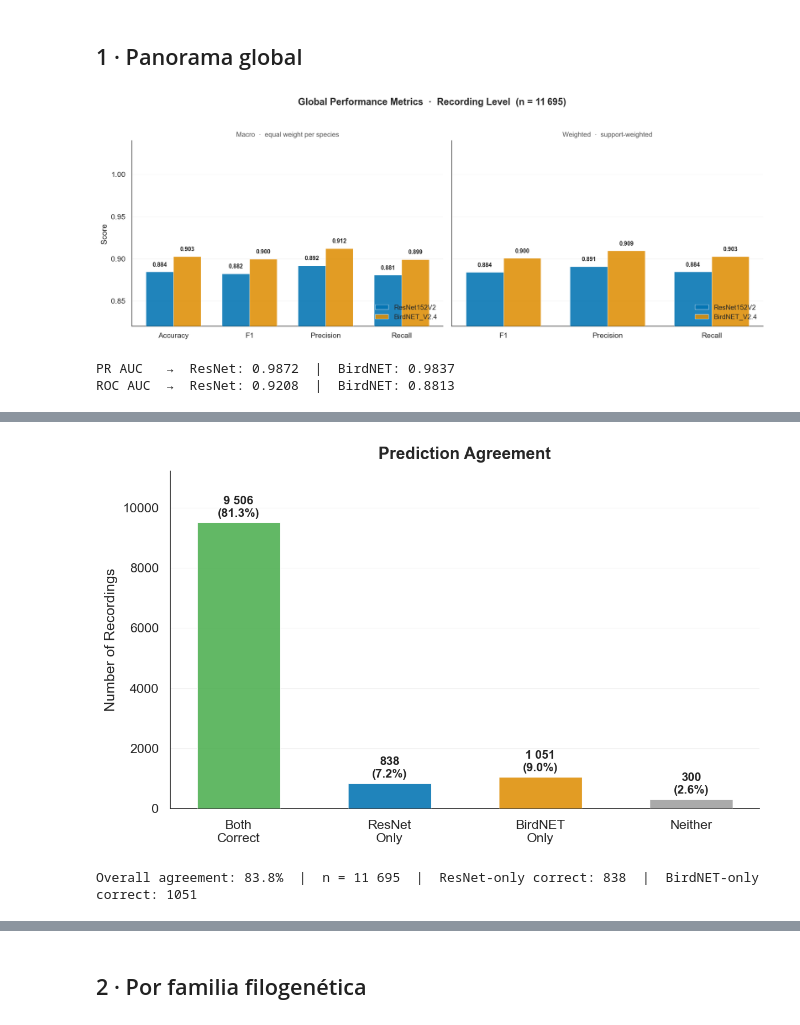
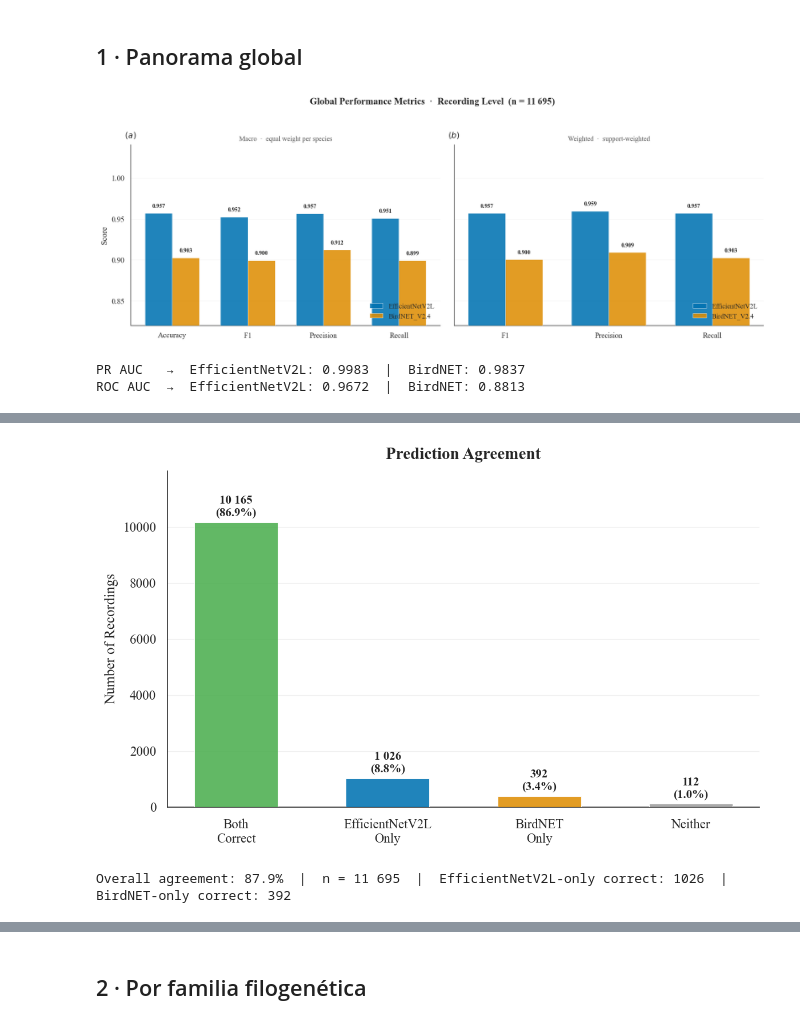
Before and after one commit to camiloacp/The-Evolutionary-Structure-of-Acoustic-Learnability-A-Deep-Learning-Approach-to-Neotropical-Birdsong, a Jupyter notebook: notebooks/22_birdnet_vs_resnet_insights.ipynb, the cells around one changed output, grey strips where cells are left out. Cells and saved outputs as stored; diff of their text form; code cells hidden in the pictures.

```diff
--- a/notebooks/22_birdnet_vs_resnet_insights.ipynb
+++ b/notebooks/22_birdnet_vs_resnet_insights.ipynb
@@ -28,18 +28,18 @@ import viz_style as vs
 vs.apply_style()
 
 ROOT = os.path.abspath(".."); DATA_DIR = os.path.join(ROOT, "src/data")
-RES, BIRD = "ResNet152V2", "BirdNET_V2.4"
+RES, BIRD = "EfficientNetV2L", "BirdNET_V2.4"
 CR, CB = vs.MODEL_COLORS[RES], vs.MODEL_COLORS[BIRD]
 
-comp = pd.read_csv(os.path.join(DATA_DIR, "birdnet_vs_resnet_paired.csv"))
-for c in ("correct_resnet", "correct_birdnet"):
+comp = pd.read_csv(os.path.join(DATA_DIR, "birdnet_vs_efficientnet_paired.csv"))
+for c in ("correct_effnet", "correct_birdnet"):
     if comp[c].dtype != bool:
         comp[c] = comp[c].astype(str).isin(["True", "true", "1", "1.0"])
 gf = bu.get_genus_family_map()
 
 print(f"grabaciones={len(comp)} | especies={comp.species_true.nunique()} "
       f"| familias={comp.family.nunique()} | géneros={comp.genus.nunique()}")
-print(f"accuracy global -> ResNet={comp.correct_resnet.mean():.3f} | BirdNET={comp.correct_birdnet.mean():.3f}")
+print(f"accuracy global -> EfficientNetV2L={comp.correct_effnet.mean():.3f} | BirdNET={comp.correct_birdnet.mean():.3f}")
 comp.head()
 # %% [output]
 grabaciones=11695 | especies=664 | familias=36 | géneros=301
@@ -83,17 +83,17 @@ def global_metrics(yt, yp):
         "recall_weighted":    recall_score(yt, yp, average="weighted", zero_division=0),
     }
 
-res_m  = global_metrics(comp.species_true, comp.species_pred_resnet)
+res_m  = global_metrics(comp.species_true, comp.species_pred_effnet)
 bird_m = global_metrics(comp.species_true, comp.species_pred_birdnet)
 summary = pd.DataFrame([res_m, bird_m], index=[RES, BIRD])
 
-pr_auc_res   = average_precision_score(comp.correct_resnet.astype(int),  comp.confidence_resnet)
+pr_auc_res   = average_precision_score(comp.correct_effnet.astype(int),  comp.confidence_effnet)
 pr_auc_bird  = average_precision_score(comp.correct_birdnet.astype(int), comp.confidence_birdnet)
-roc_auc_res  = roc_auc_score(comp.correct_resnet.astype(int),  comp.confidence_resnet)
+roc_auc_res  = roc_auc_score(comp.correct_effnet.astype(int),  comp.confidence_effnet)
 roc_auc_bird = roc_auc_score(comp.correct_birdnet.astype(int), comp.confidence_birdnet)
 summary["pr_auc"]  = [pr_auc_res,  pr_auc_bird]
 summary["roc_auc"] = [roc_auc_res, roc_auc_bird]
-summary.to_csv(os.path.join(DATA_DIR, "birdnet_vs_resnet_global_metrics.csv"))
+summary.to_csv(os.path.join(DATA_DIR, "birdnet_vs_efficientnet_global_metrics.csv"))
 
 macro_cols    = ["accuracy", "f1_macro", "precision_macro", "recall_macro"]
 macro_labels  = ["Accuracy", "F1", "Precision", "Recall"]
@@ -111,36 +111,38 @@ fig.subplots_adjust(wspace=0.06)
 
 panels = [
     (axes[0], macro_labels,    res_macro,  bird_macro, "Macro  ·  equal weight per species"),
     (axes[1], weighted_labels, res_w,      bird_w,     "Weighted  ·  support-weighted"),
 ]
 for ax, labels, res_vals, bird_vals, subtitle in panels:
     xr = np.arange(len(labels)); w = 0.36
     b1 = ax.bar(xr - w/2, res_vals,  w, label=RES,  color=CR, alpha=0.88,
                 edgecolor="white", linewidth=0.5, zorder=3)
     b2 = ax.bar(xr + w/2, bird_vals, w, label=BIRD, color=CB, alpha=0.88,
                 edgecolor="white", linewidth=0.5, zorder=3)
     for bar, v in list(zip(b1, res_vals)) + list(zip(b2, bird_vals)):
         ax.text(bar.get_x() + bar.get_width() / 2, v + 0.005,
                 f"{v:.3f}", ha="center", va="bottom", fontsize=8.5,
                 fontweight="semibold", color="#222222")
     ax.set_xticks(xr); ax.set_xticklabels(labels, fontsize=11)
     ax.set_ylim(0.82, 1.04)
     ax.yaxis.set_major_locator(plt.MultipleLocator(0.05))
     ax.yaxis.grid(True, alpha=0.3, linewidth=0.5, zorder=0)
     ax.set_title(subtitle, fontsize=10, color="#555555", pad=6)
     ax.legend(fontsize=10, loc="lower right")
     vs.despine(ax)
 
+for i, ax in enumerate(axes):
+    vs.panel_label(ax, "ab"[i])
 axes[0].set_ylabel("Score", fontsize=12)
 fig.suptitle(f"Global Performance Metrics  ·  Recording Level  (n = {_n})",
              fontsize=14, fontweight="bold", y=1.03)
 fig.tight_layout()
 vs.savefig_dual(fig, "cmp_global_metrics"); plt.show()
-print(f"PR AUC   →  ResNet: {pr_auc_res:.4f}  |  BirdNET: {pr_auc_bird:.4f}")
-print(f"ROC AUC  →  ResNet: {roc_auc_res:.4f}  |  BirdNET: {roc_auc_bird:.4f}")
+print(f"PR AUC   →  EfficientNetV2L: {pr_auc_res:.4f}  |  BirdNET: {pr_auc_bird:.4f}")
+print(f"ROC AUC  →  EfficientNetV2L: {roc_auc_res:.4f}  |  BirdNET: {roc_auc_bird:.4f}")
 summary.round(4)
 # %% [output]
-[figure, old version]
+[figure, new version]
-PR AUC   →  ResNet: 0.9872  |  BirdNET: 0.9837
-ROC AUC  →  ResNet: 0.9208  |  BirdNET: 0.8813
+PR AUC   →  EfficientNetV2L: 0.9983  |  BirdNET: 0.9837
+ROC AUC  →  EfficientNetV2L: 0.9672  |  BirdNET: 0.8813
 |  | accuracy | f1_macro | precision_macro | recall_macro | f1_weighted | precision_weighted | recall_weighted | ... |
@@ -148,12 +150,12 @@ ROC AUC  →  ResNet: 0.9208  |  BirdNET: 0.8813
 | BirdNET_V2.4 | 0.9027 | 0.8995 | 0.9122 | 0.8992 | 0.9005 | 0.9093 | 0.9027 | ... |
 # %%
 # Prediction agreement between models
-both   = int(( comp.correct_resnet &  comp.correct_birdnet).sum())
-r_only = int(( comp.correct_resnet & ~comp.correct_birdnet).sum())
-b_only = int((~comp.correct_resnet &  comp.correct_birdnet).sum())
-none   = int((~comp.correct_resnet & ~comp.correct_birdnet).sum())
+both   = int(( comp.correct_effnet &  comp.correct_birdnet).sum())
+r_only = int(( comp.correct_effnet & ~comp.correct_birdnet).sum())
+b_only = int((~comp.correct_effnet &  comp.correct_birdnet).sum())
+none   = int((~comp.correct_effnet & ~comp.correct_birdnet).sum())
 
-cats  = ["Both\nCorrect", "ResNet\nOnly", "BirdNET\nOnly", "Neither"]
+cats  = ["Both\nCorrect", "EfficientNetV2L\nOnly", "BirdNET\nOnly", "Neither"]
 vals  = [both, r_only, b_only, none]
 cols  = [vs.COLORS["success"], CR, CB, vs.COLORS["error_inter"]]
 # thousands with thin space per journal guidelines
@@ -174,10 +176,10 @@ vs.despine(ax); fig.tight_layout()
 vs.savefig_dual(fig, "cmp_agreement"); plt.show()
 _n = f"{len(comp):,}".replace(",", " ")
 print(f"Overall agreement: {100*(both+none)/len(comp):.1f}%  |  "
-      f"n = {_n}  |  ResNet-only correct: {r_only}  |  BirdNET-only correct: {b_only}")
+      f"n = {_n}  |  EfficientNetV2L-only correct: {r_only}  |  BirdNET-only correct: {b_only}")
 # %% [output]
-[figure, old version]
+[figure, new version]
-Overall agreement: 83.8%  |  n = 11 695  |  ResNet-only correct: 838  |  BirdNET-only correct: 1051
+Overall agreement: 87.9%  |  n = 11 695  |  EfficientNetV2L-only correct: 1026  |  BirdNET-only correct: 392
 # %%
 # Per-species accuracy distribution
 acc_sp = comp.groupby("species_true").agg(
```
Also changed, not shown: parts of 12 cells of this notebook, 1 other file.
